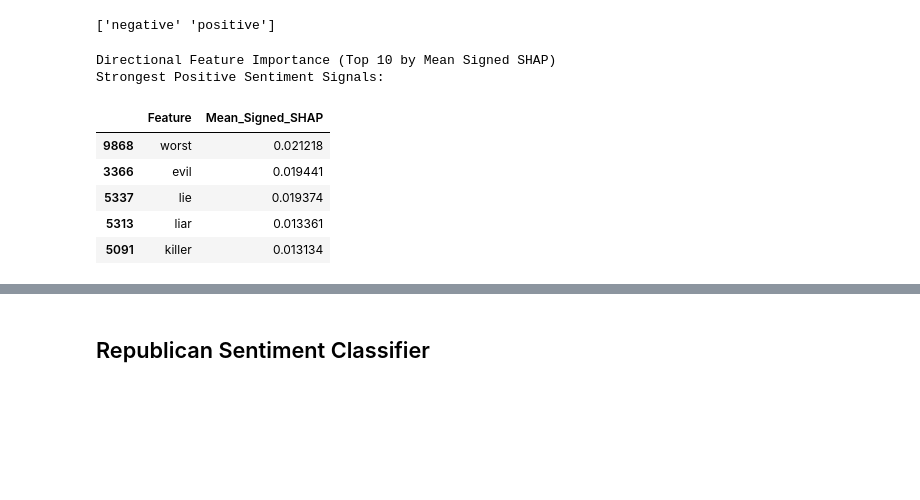
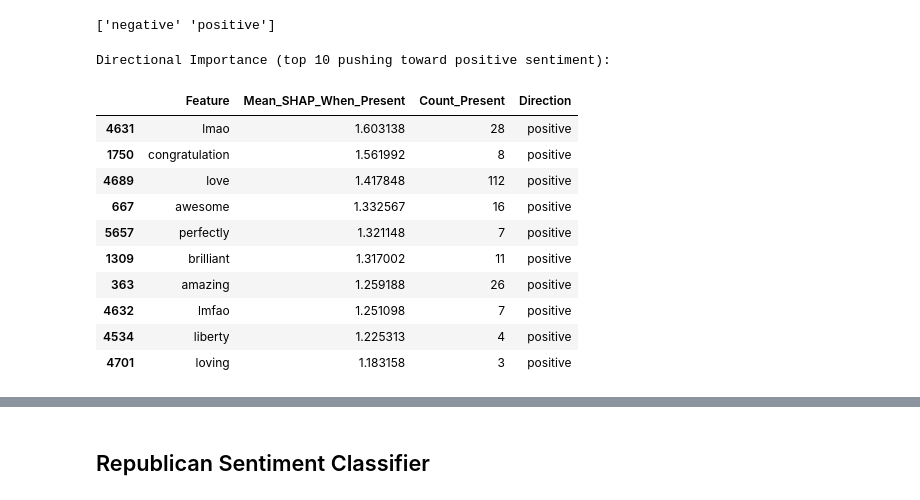
Before and after one commit to Birkbeck/msc-project-source-code-files-24-25-tayyib-saddique, a Jupyter notebook: x_processing/shap.ipynb, the cells around one changed output, grey strips where cells are left out. Drawn from its saved outputs; the diff is of its cells as text; code cells hidden in the pictures; blank space fills up the shorter version.

Commit message:
shap analysis update

```diff
--- a/x_processing/shap.ipynb
+++ b/x_processing/shap.ipynb
@@ -136,0 +357,18 @@ feature_importance_df_dir.head(10)
+# %%
+top_10_idx = np.argsort(mean_abs_shap_all)[-10:]
+
+print("Top 10 features co-occurrence matrix:")
+cooccurrence = np.zeros((10, 10))
+
+for i, idx1 in enumerate(top_10_idx):
+    for j, idx2 in enumerate(top_10_idx):
+        if i != j:
+            both_present = (X_dense[:, idx1] > 0) & (X_dense[:, idx2] > 0)
+            cooccurrence[i, j] = both_present.sum()
+
+df_cooccur = pd.DataFrame(
+    cooccurrence,
+    index=[feature_names[i][:15] for i in top_10_idx],
+    columns=[feature_names[i][:15] for i in top_10_idx]
+)
+df_cooccur
@@ -188,23 +447,41 @@ print(class_labels)
 # %% [output]
 ['negative' 'positive']
 # %%
-print("Directional Feature Importance (Top 10 by Mean Signed SHAP)")
-mean_signed_shap = np.mean(target_shap_values, axis=0)
+feature_importance = []
 
-directional_importance_df = pd.DataFrame({
-    'Feature': feature_names,
-    'Mean_Signed_SHAP': mean_signed_shap
-}).sort_values(by='Mean_Signed_SHAP', ascending=False)
+for i, feature_name in enumerate(dem_feature_names):
+    feature_vals = democrat_tfidf_dense[:, i]
+    shap_vals = shap_values[:, i]
 
-print("Strongest Positive Sentiment Signals:")
-directional_importance_df.head(5)
+    # Only consider samples where feature is present
+    mask = feature_vals > 0
+    if mask.sum() > 0:
+        mean_shap_when_present = shap_vals[mask].mean()
+        feature_importance.append({
+            'Feature': feature_name,
+            'Mean_SHAP_When_Present': mean_shap_when_present,
+            'Count_Present': mask.sum(),
+            'Direction': 'positive' if mean_shap_when_present > 0 else 'negative'
+        })
+
+df = pd.DataFrame(feature_importance).sort_values(
+    by='Mean_SHAP_When_Present',
+    ascending=False
+)
+
+print("Directional Importance (top 10 pushing toward positive sentiment):")
+df.head(10)
 # %% [output]
-Directional Feature Importance (Top 10 by Mean Signed SHAP)
-Strongest Positive Sentiment Signals:
+Directional Importance (top 10 pushing toward positive sentiment):
-|  | Feature | Mean_Signed_SHAP |
-| 9868 | worst | 0.021218 |
-| 3366 | evil | 0.019441 |
-| 5337 | lie | 0.019374 |
-| 5313 | liar | 0.013361 |
-| 5091 | killer | 0.013134 |
+|  | Feature | Mean_SHAP_When_Present | Count_Present | Direction |
+| 4631 | lmao | 1.603138 | 28 | positive |
+| 1750 | congratulation | 1.561992 | 8 | positive |
+| 4689 | love | 1.417848 | 112 | positive |
+| 667 | awesome | 1.332567 | 16 | positive |
+| 5657 | perfectly | 1.321148 | 7 | positive |
+| 1309 | brilliant | 1.317002 | 11 | positive |
+| 363 | amazing | 1.259188 | 26 | positive |
+| 4632 | lmfao | 1.251098 | 7 | positive |
+| 4534 | liberty | 1.225313 | 4 | positive |
+| 4701 | loving | 1.183158 | 3 | positive |
 # %%
```
Also changed, not shown: parts of 19 cells of this notebook, 1 other file.
